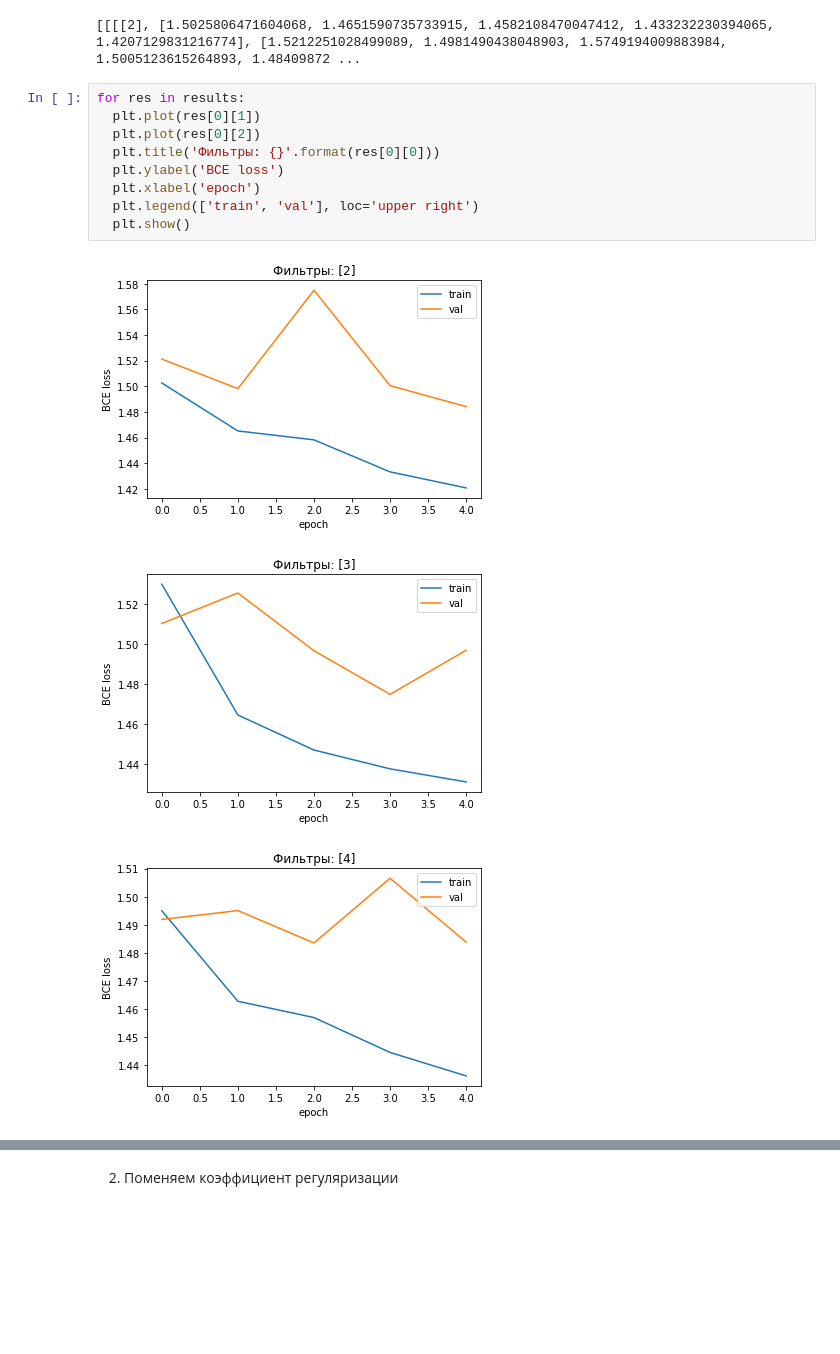
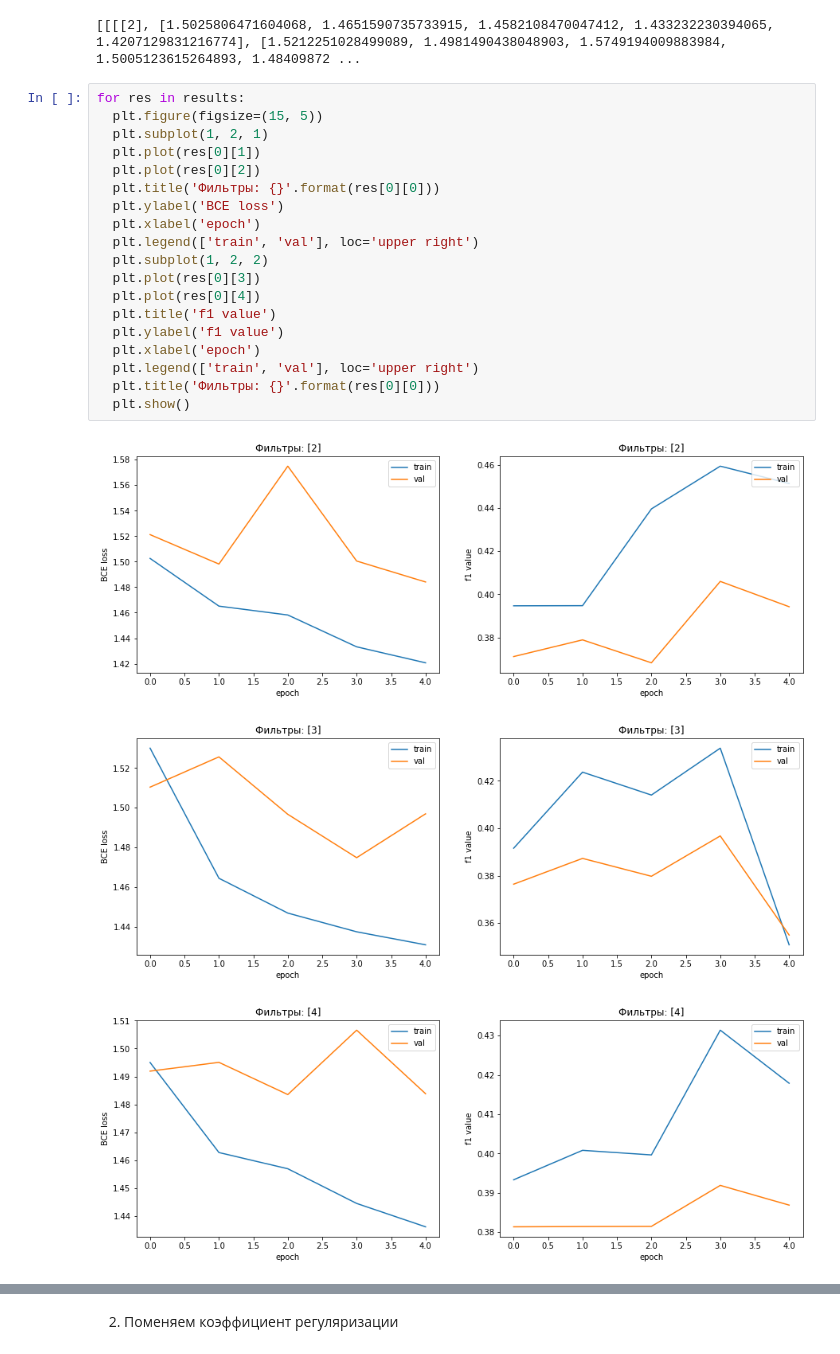
Before and after one commit to IrinaLobanova2000/NN-homeworks, a Jupyter notebook: NN3.ipynb, the cells around one changed output, grey strips where cells are left out. Saved outputs shown, nothing was run; the diff lists cells and outputs as text; blank space fills up the shorter version.

```diff
--- a/NN3.ipynb
+++ b/NN3.ipynb
@@ -477,14 +477,24 @@ print(results)
 [[[[2], [1.5025806471604068, 1.4651590735733915, 1.4582108470047412, 1.433232230394065, 1.4207129831216774], [1.5212251028499089, 1.4981490438048903, 1.5749194009883984, 1.5005123615264893, 1.48409872 ...
 # %%
 for res in results:
+  plt.figure(figsize=(15, 5))
+  plt.subplot(1, 2, 1)
   plt.plot(res[0][1])
   plt.plot(res[0][2])
   plt.title('Фильтры: {}'.format(res[0][0]))
   plt.ylabel('BCE loss')
   plt.xlabel('epoch')
   plt.legend(['train', 'val'], loc='upper right')
+  plt.subplot(1, 2, 2)
+  plt.plot(res[0][3])
+  plt.plot(res[0][4])
+  plt.title('f1 value')
+  plt.ylabel('f1 value')
+  plt.xlabel('epoch')
+  plt.legend(['train', 'val'], loc='upper right')
+  plt.title('Фильтры: {}'.format(res[0][0]))
   plt.show()
 # %% [output]
-[figure, old version]
+[figure, new version]
-[figure, old version]
+[figure, new version]
-[figure, old version]
+[figure, new version]
```
Also changed, not shown: parts of 3 cells of this notebook.
